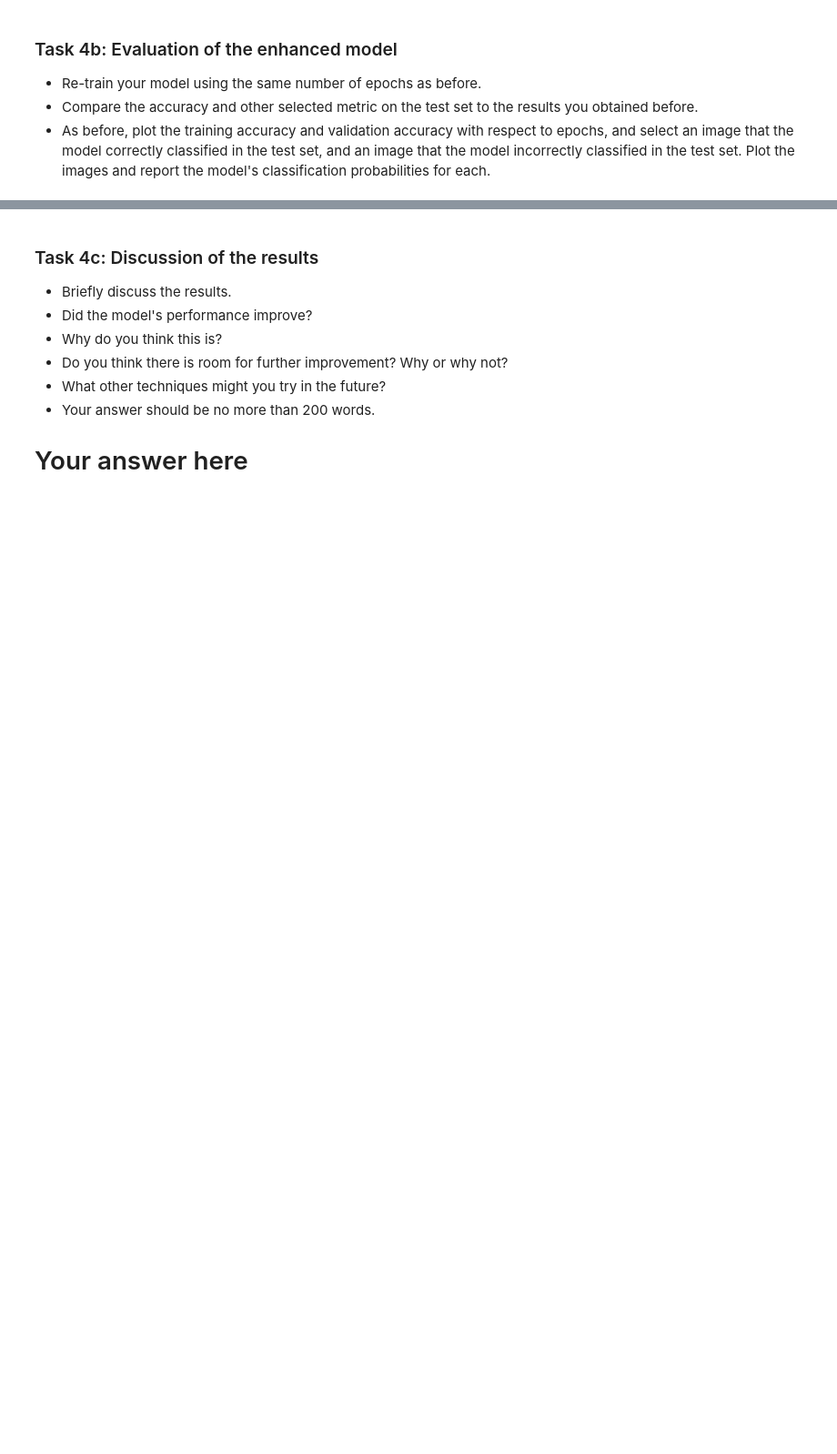
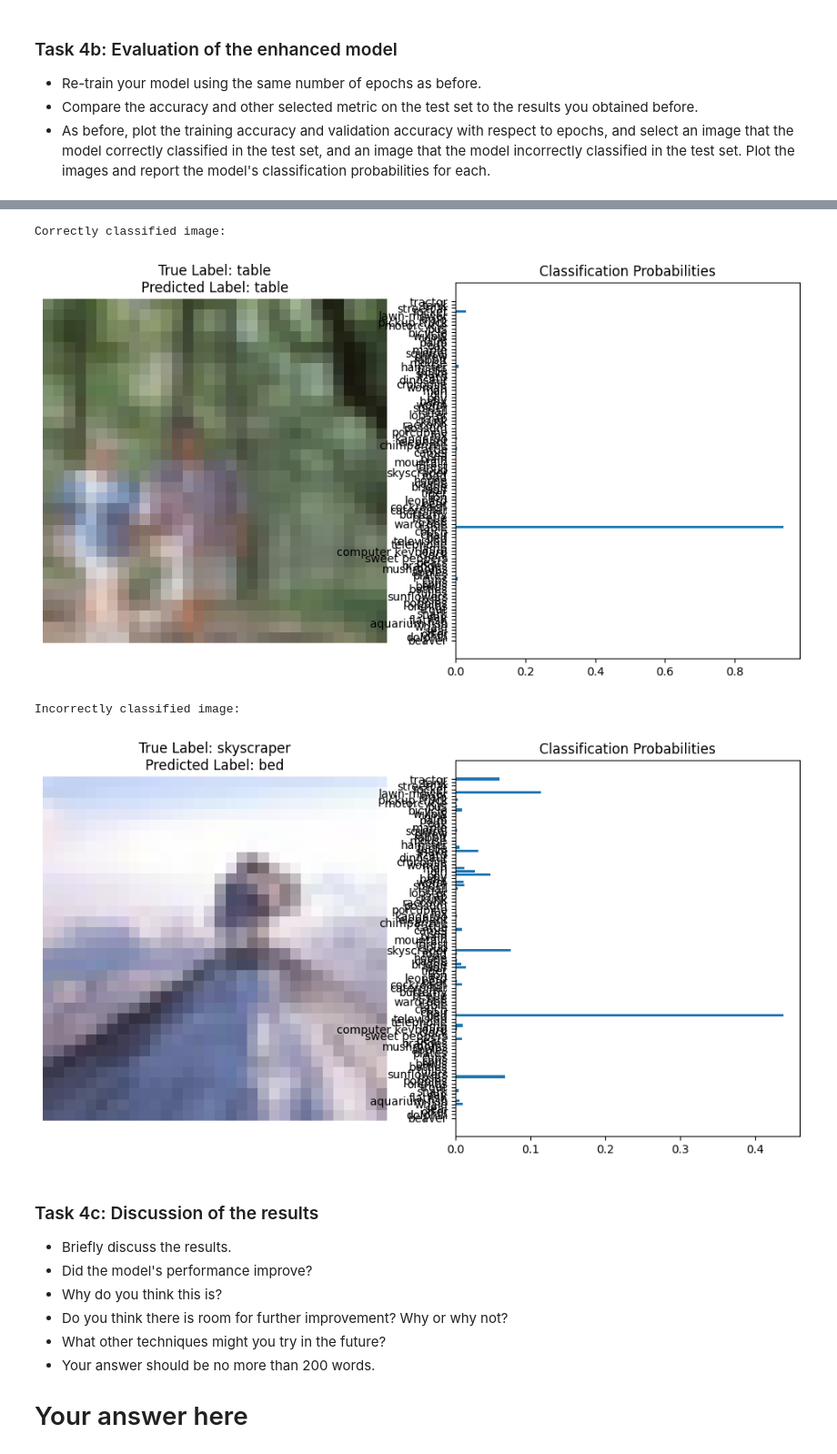
Before and after one commit to vivitali/deep_learning, a Jupyter notebook: 02_activities/assignments/assignment_1.ipynb, the cells around one changed output, grey strips where cells are left out. Shown at 91% size. Saved outputs shown, nothing was run; the diff lists cells and outputs as text; code cells hidden in the pictures; blank space fills up the shorter version.

```diff
--- a/02_activities/assignments/assignment_1.ipynb
+++ b/02_activities/assignments/assignment_1.ipynb
@@ -425,3 +516,37 @@ F1 Score: 0.3982
+# %%
+correct_indices = np.where(y_pred_classes == y_true)[0]
+incorrect_indices = np.where(y_pred_classes != y_true)[0]
+
+correct_idx = correct_indices[0]
+incorrect_idx = incorrect_indices[0]
+
+def plot_image_with_probabilities(index):
+    plt.figure(figsize=(12, 6))
+
+    # Plot image
+    plt.subplot(1, 2, 1)
+    plt.imshow(x_test[index])
+    plt.title(f"True Label: {class_names[y_true[index]]}\nPredicted Label: {class_names[y_pred_classes[index]]}")
+    plt.axis('off')
+
+    # Plot probabiliti
+    plt.subplot(1, 2, 2)
+    plt.barh(class_names, y_pred[index])
+    plt.title("Classification Probabilities")
+    plt.show()
+
+# Plot correct image
+print("Correctly classified image:")
+plot_image_with_probabilities(correct_idx)
+
+# Plot incorrect image
+print("Incorrectly classified image:")
+plot_image_with_probabilities(incorrect_idx)
+# %% [output]
+Correctly classified image:
+[figure, added]
+Incorrectly classified image:
+[figure, added]
 # %% [markdown]
 ### Task 4c: Discussion of the results
 
```
Also changed, not shown: parts of 13 cells of this notebook.
